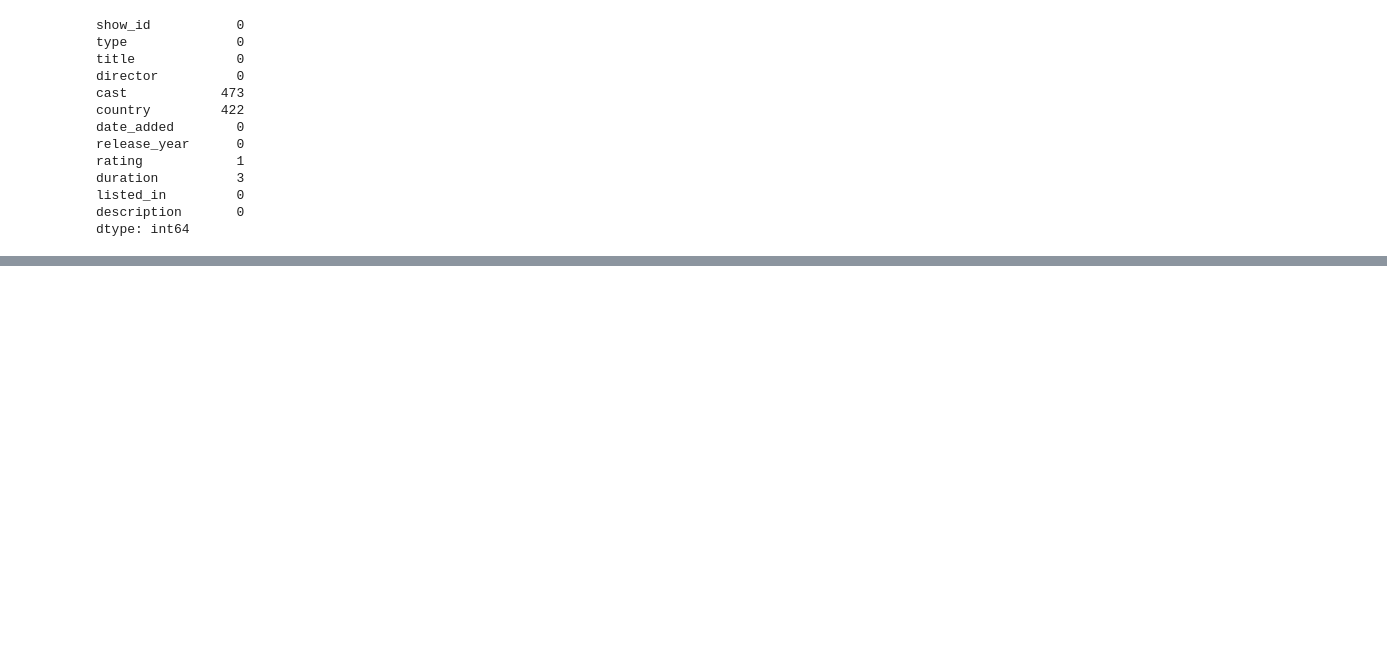
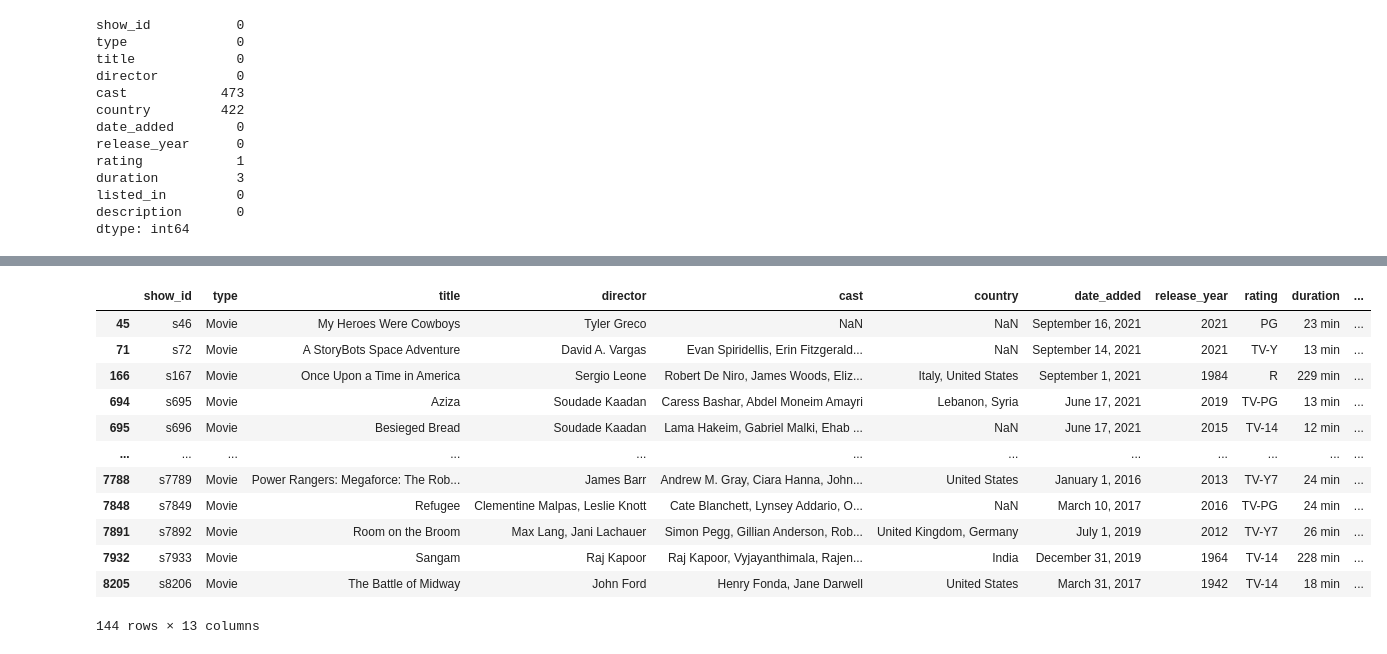
Before and after one commit to manishkr6/Learning-Data-Science, a Jupyter notebook: Projects/Project3/Data Cleaning with Pandas.ipynb, the cells around one changed output, grey strips where cells are left out. Saved outputs shown, nothing was run; the diff lists cells and outputs as text; code cells hidden in the pictures; blank space fills up the shorter version.

```diff
--- a/Projects/Project3/Data Cleaning with Pandas.ipynb
+++ b/Projects/Project3/Data Cleaning with Pandas.ipynb
@@ -147,0 +218,17 @@ Name: director, Length: 8807, dtype: object
+# %%
+# Dealing with outliers
+df_movie[~((df_movie['minute']>31) & (df_movie['minute']<218))]
+# %% [output]
+|  | show_id | type | title | director | cast | country | date_added | release_year | rating | duration | ... |
+| 45 | s46 | Movie | My Heroes Were Cowboys | Tyler Greco | NaN | NaN | September 16, 2021 | 2021 | PG | 23 min | ... |
+| 71 | s72 | Movie | A StoryBots Space Adventure | David A. Vargas | Evan Spiridellis, Erin Fitzgerald... | NaN | September 14, 2021 | 2021 | TV-Y | 13 min | ... |
+| 166 | s167 | Movie | Once Upon a Time in America | Sergio Leone | Robert De Niro, James Woods, Eliz... | Italy, United States | September 1, 2021 | 1984 | R | 229 min | ... |
+| 694 | s695 | Movie | Aziza | Soudade Kaadan | Caress Bashar, Abdel Moneim Amayri | Lebanon, Syria | June 17, 2021 | 2019 | TV-PG | 13 min | ... |
+| 695 | s696 | Movie | Besieged Bread | Soudade Kaadan | Lama Hakeim, Gabriel Malki, Ehab ... | NaN | June 17, 2021 | 2015 | TV-14 | 12 min | ... |
+| ... | ... | ... | ... | ... | ... | ... | ... | ... | ... | ... | ... |
+| 7788 | s7789 | Movie | Power Rangers: Megaforce: The Rob... | James Barr | Andrew M. Gray, Ciara Hanna, John... | United States | January 1, 2016 | 2013 | TV-Y7 | 24 min | ... |
+| 7848 | s7849 | Movie | Refugee | Clementine Malpas, Leslie Knott | Cate Blanchett, Lynsey Addario, O... | NaN | March 10, 2017 | 2016 | TV-PG | 24 min | ... |
+| 7891 | s7892 | Movie | Room on the Broom | Max Lang, Jani Lachauer | Simon Pegg, Gillian Anderson, Rob... | United Kingdom, Germany | July 1, 2019 | 2012 | TV-Y7 | 26 min | ... |
+| 7932 | s7933 | Movie | Sangam | Raj Kapoor | Raj Kapoor, Vyjayanthimala, Rajen... | India | December 31, 2019 | 1964 | TV-14 | 228 min | ... |
+| 8205 | s8206 | Movie | The Battle of Midway | John Ford | Henry Fonda, Jane Darwell | United States | March 31, 2017 | 1942 | TV-14 | 18 min | ... |
+144 rows × 13 columns
```
Also changed, not shown: parts of 21 cells of this notebook.
